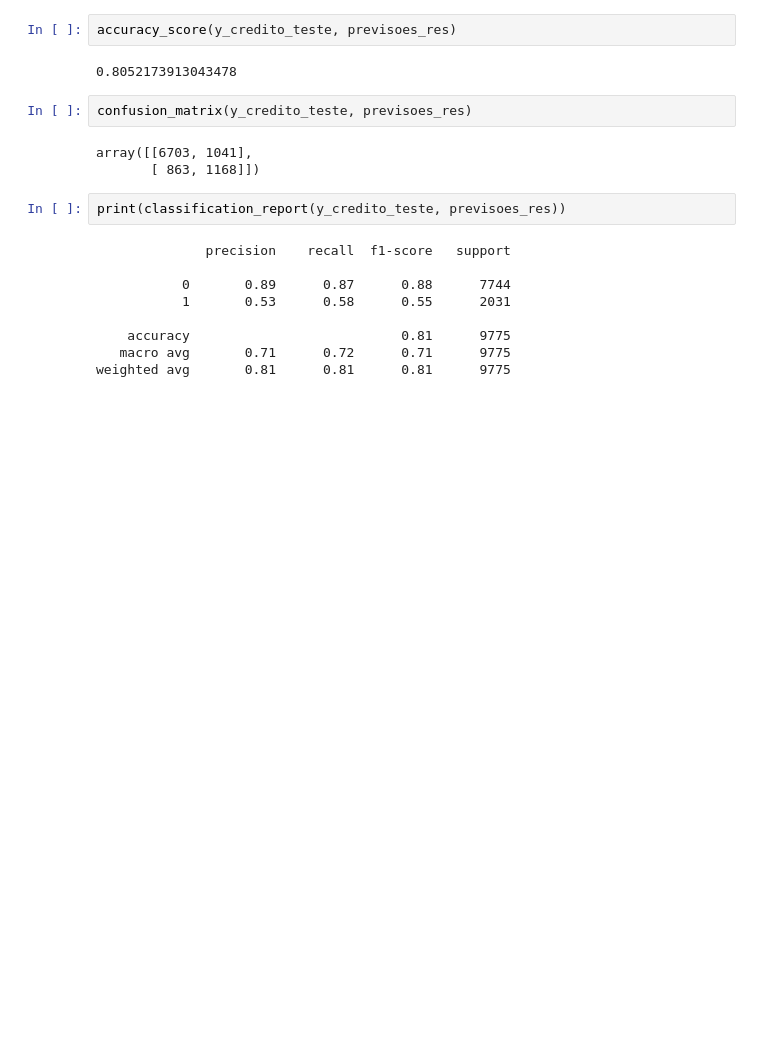
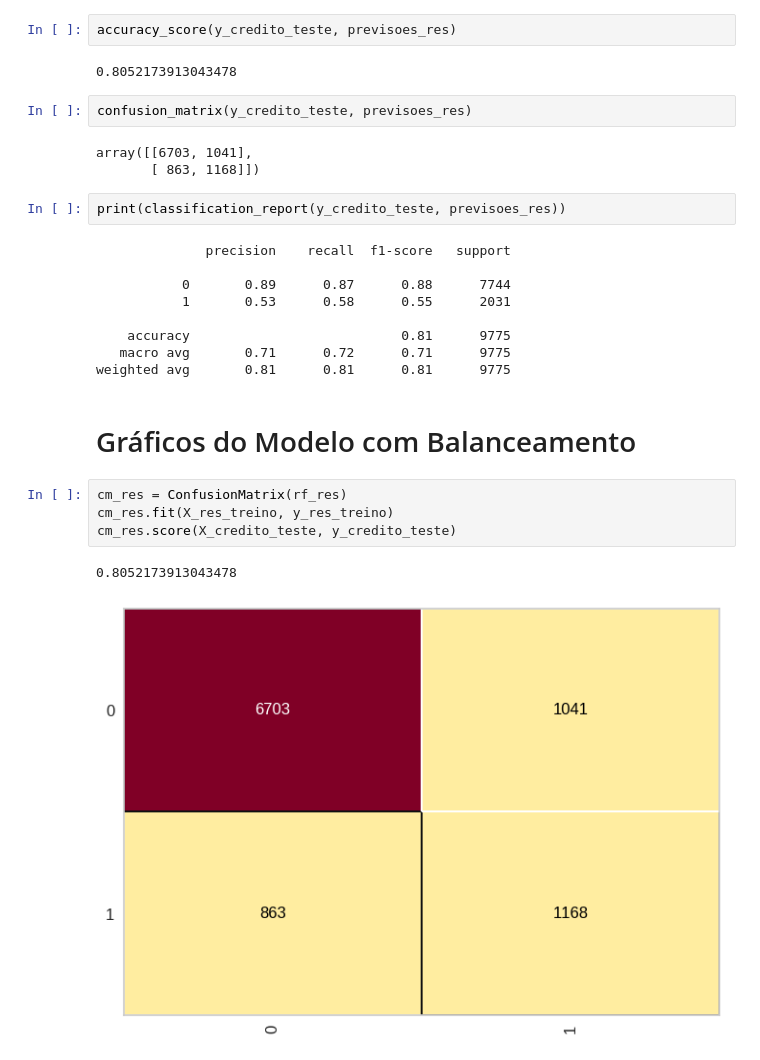
Before and after one commit to pzoliveira/DSRandomForest, a Jupyter notebook: DSRandomForest.ipynb, the cells around one changed output. Cells and saved outputs as stored; diff of their text form; blank space fills up the shorter version.

Commit message:
Graphics of the balanced Model

```diff
--- a/DSRandomForest.ipynb
+++ b/DSRandomForest.ipynb
@@ -108,3 +108,12 @@ print(classification_report(y_credito_teste, previsoes_res))
     accuracy                           0.81      9775
    macro avg       0.71      0.72      0.71      9775
 weighted avg       0.81      0.81      0.81      9775
+# %% [markdown]
+# Gráficos do Modelo com Balanceamento
+# %%
+cm_res = ConfusionMatrix(rf_res)
+cm_res.fit(X_res_treino, y_res_treino)
+cm_res.score(X_credito_teste, y_credito_teste)
+# %% [output]
+0.8052173913043478
+[figure, added]
```
